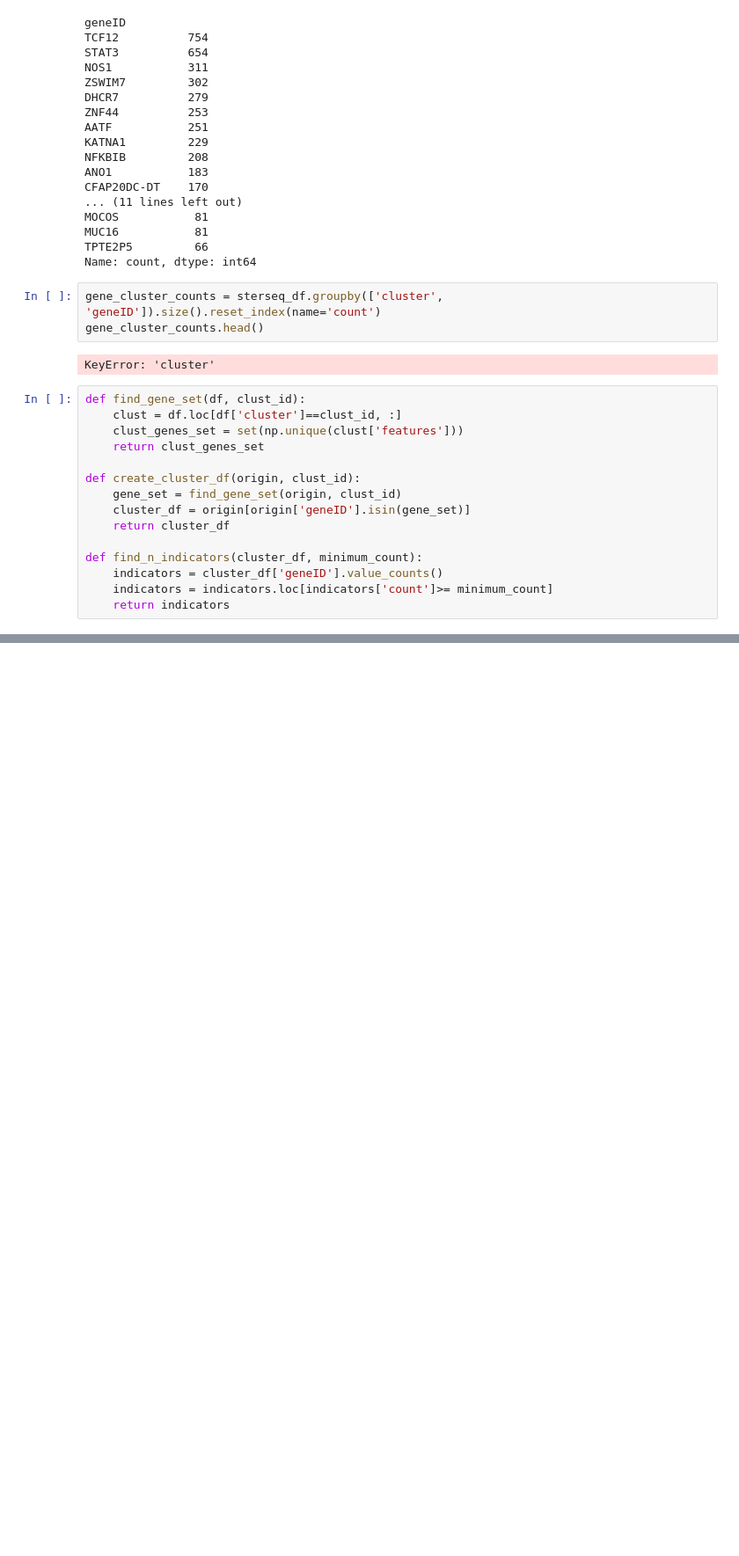
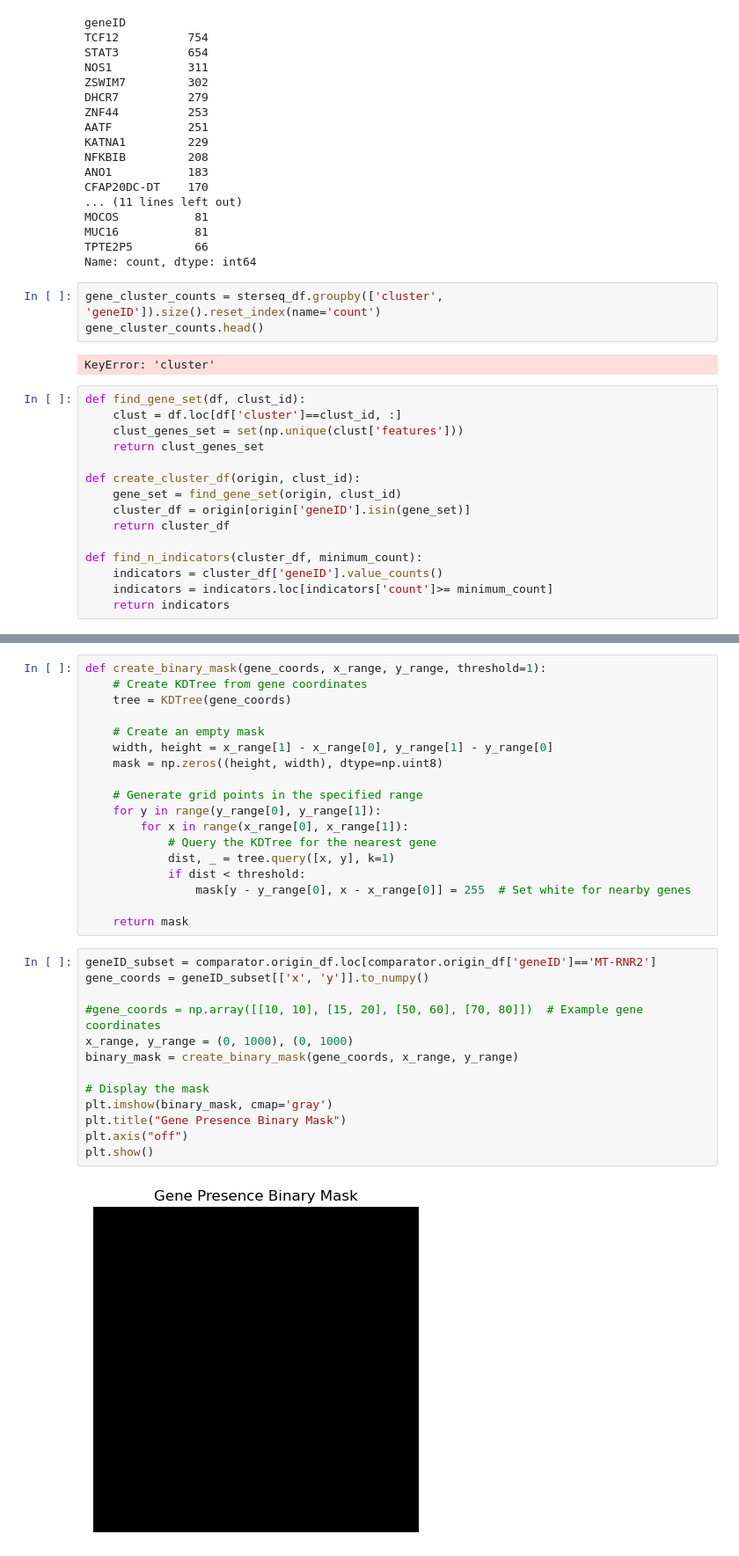
Before and after one commit to brigbrog/SpatialSegmentation, a Jupyter notebook: benchmarking/comparison_tester.ipynb, the cells around one changed output, grey strips where cells are left out. Shown at 88% size. Saved outputs shown, nothing was run; the diff lists cells and outputs as text; blank space fills up the shorter version.

```diff
--- a/benchmarking/comparison_tester.ipynb
+++ b/benchmarking/comparison_tester.ipynb
@@ -120,0 +225,33 @@ def find_n_indicators(cluster_df, minimum_count):
+# %%
+def create_binary_mask(gene_coords, x_range, y_range, threshold=1):
+    # Create KDTree from gene coordinates
+    tree = KDTree(gene_coords)
+
+    # Create an empty mask
+    width, height = x_range[1] - x_range[0], y_range[1] - y_range[0]
+    mask = np.zeros((height, width), dtype=np.uint8)
+
+    # Generate grid points in the specified range
+    for y in range(y_range[0], y_range[1]):
+        for x in range(x_range[0], x_range[1]):
+            # Query the KDTree for the nearest gene
+            dist, _ = tree.query([x, y], k=1)
+            if dist < threshold:
+                mask[y - y_range[0], x - x_range[0]] = 255  # Set white for nearby genes
+
+    return mask
+# %%
+geneID_subset = comparator.origin_df.loc[comparator.origin_df['geneID']=='MT-RNR2']
+gene_coords = geneID_subset[['x', 'y']].to_numpy()
+
+#gene_coords = np.array([[10, 10], [15, 20], [50, 60], [70, 80]])  # Example gene coordinates
+x_range, y_range = (0, 1000), (0, 1000)
+binary_mask = create_binary_mask(gene_coords, x_range, y_range)
+
+# Display the mask
+plt.imshow(binary_mask, cmap='gray')
+plt.title("Gene Presence Binary Mask")
+plt.axis("off")
+plt.show()
+# %% [output]
+[figure, added]
```
Also changed, not shown: parts of 8 cells of this notebook, 1 other file.
